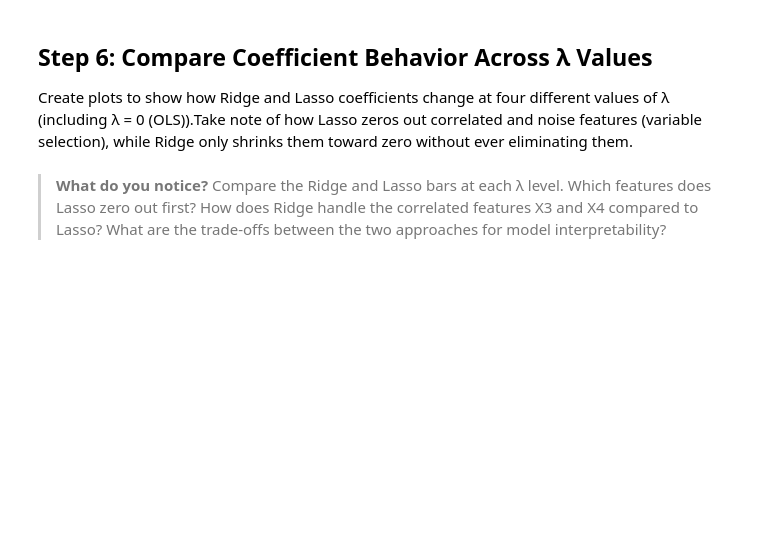
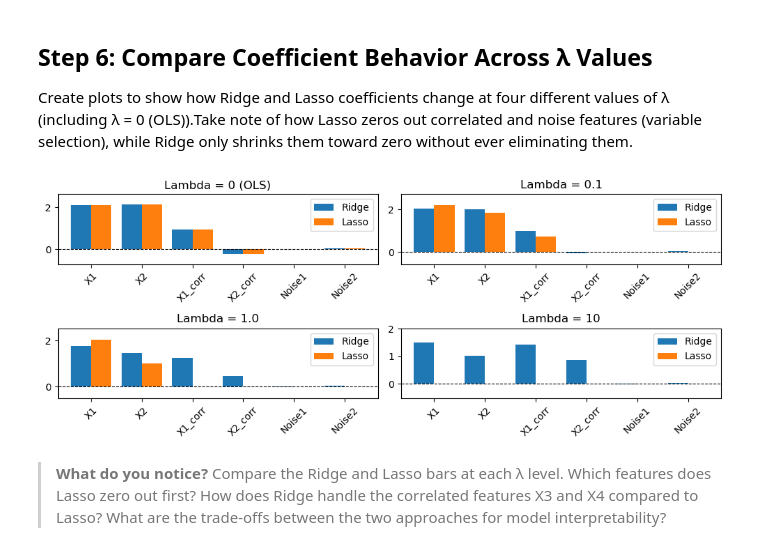
Before and after one commit to pfnorton39/weekly-lab-templates, a Jupyter notebook: lab5/lab5.ipynb, the cells around one changed output. Saved outputs shown, nothing was run; the diff lists cells and outputs as text; code cells hidden in the pictures; blank space fills up the shorter version.

```diff
--- a/lab5/lab5.ipynb
+++ b/lab5/lab5.ipynb
@@ -233,24 +233,42 @@ TypeError: Box.__init__() takes from 1 to 2 positional arguments but 3 were give
 
 Create plots to show how Ridge and Lasso coefficients change at four different values of λ (including λ = 0 (OLS)).Take note of how Lasso  zeros out correlated and noise features (variable selection), while Ridge only shrinks them toward zero without ever eliminating them.
 # %%
+lambdas = [0,0.1, 1.0, 10]
+data = []
+for lam in lambdas:
+    if lam == 0:
+        ols = LinearRegression().fit(X_train, y_train)
+        data.append(pd.DataFrame({
+            'Ridge': ols.coef_,
+            'Lasso': ols.coef_,
+            },
+            index = ['X1', 'X2', 'X1_corr', 'X2_corr', 'Noise1', 'Noise2']))
 
-
-
+    else:
+        ridge = Ridge(alpha=lam).fit(X_train, y_train)
+        lasso = Lasso(alpha=lam).fit(X_train, y_train)
+        data.append(pd.DataFrame({
+            'Ridge': ridge.coef_,
+            'Lasso': lasso.coef_,
+            },
+            index = ['X1', 'X2', 'X1_corr', 'X2_corr', 'Noise1', 'Noise2']))
 
 fig, axes = plt.subplots(2, 2, figsize=(10, 4))
 axes = axes.flatten()
 for i, df in enumerate(data):
     df.plot.bar(ax=axes[i], width=0.8)
-    # Add title
+    title = 'Lambda = 0 (OLS)' if lambdas[i] == 0 else f'Lambda = {lambdas[i]}'# Add title
     axes[i].set_title(title)
     axes[i].set_xticklabels(df.index, rotation=45)
     axes[i].axhline(0, color='black', linewidth=0.8, linestyle='--')
     ymin = min(df.values.min(), 0)
     ymax = max(df.values.max(), 0)
     pad = max((ymax - ymin) * 0.15, 0.5)
     axes[i].set_ylim(ymin - pad, ymax + pad)
 
 plt.tight_layout()
 plt.show()
+# %% [output]
+[figure, added]
 # %% [markdown]
 > **What do you notice?** Compare the Ridge and Lasso bars at each λ level. Which features does Lasso zero out first? How does Ridge handle the correlated features X3 and X4 compared to Lasso? What are the trade-offs between the two approaches for model interpretability?
```
Also changed, not shown: parts of 1 cell of this notebook.
